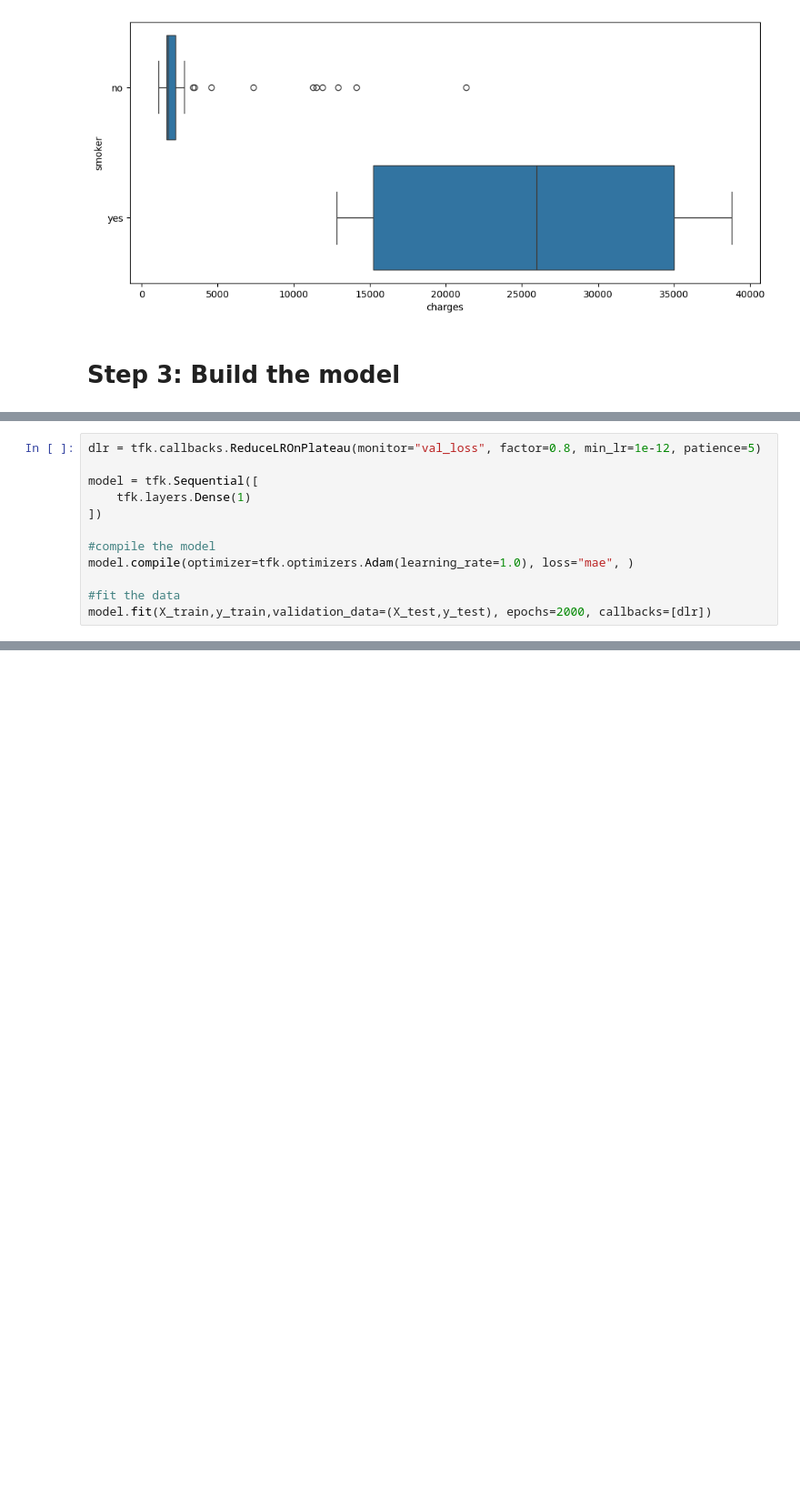
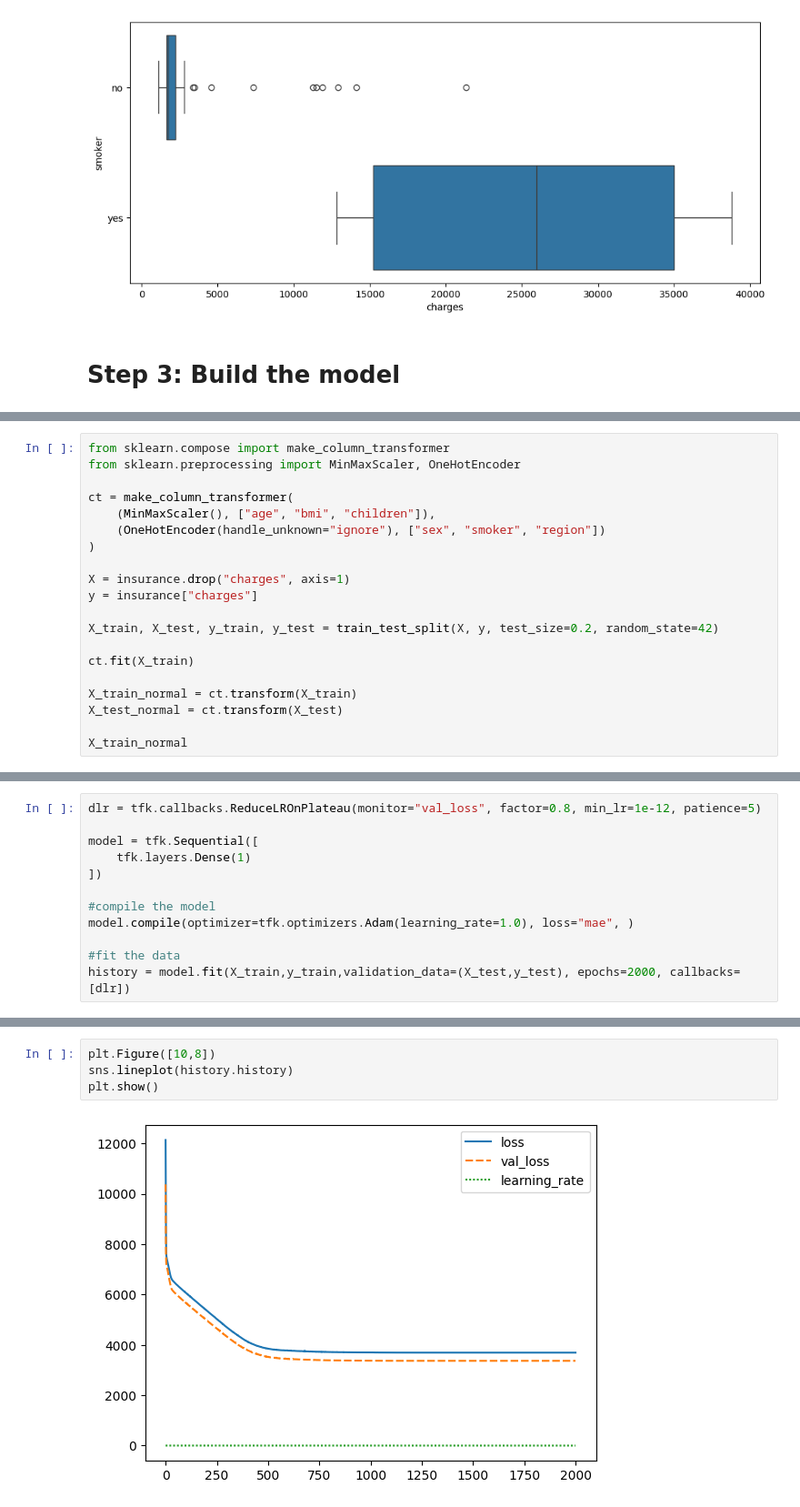
Before and after one commit to IronDog421/TensorFlowForEngineers, a Jupyter notebook: 1.- Medical Cost Regression.ipynb, the cells around one changed output, grey strips where cells are left out. Shown: that part at 91% size. Cells and saved outputs as stored; diff of their text form; blank space fills up the shorter version.

```diff
--- a/1.- Medical Cost Regression.ipynb
+++ b/1.- Medical Cost Regression.ipynb
@@ -195,0 +195,20 @@ X_train, X_test, y_train, y_test = train_test_split(X,y,test_size=0.2)
+# %%
+from sklearn.compose import make_column_transformer
+from sklearn.preprocessing import MinMaxScaler, OneHotEncoder
+
+ct = make_column_transformer(
+	(MinMaxScaler(), ["age", "bmi", "children"]),
+	(OneHotEncoder(handle_unknown="ignore"), ["sex", "smoker", "region"])
+)
+
+X = insurance.drop("charges", axis=1)
+y = insurance["charges"]
+
+X_train, X_test, y_train, y_test = train_test_split(X, y, test_size=0.2, random_state=42)
+
+ct.fit(X_train)
+
+X_train_normal = ct.transform(X_train)
+X_test_normal = ct.transform(X_test)
+
+X_train_normal
@@ -204,6 +237,6 @@ model = tfk.Sequential([
 model.compile(optimizer=tfk.optimizers.Adam(learning_rate=1.0), loss="mae", )
 
 #fit the data
-model.fit(X_train,y_train,validation_data=(X_test,y_test), epochs=2000, callbacks=[dlr])
+history = model.fit(X_train,y_train,validation_data=(X_test,y_test), epochs=2000, callbacks=[dlr])
 # %% [output]
 Epoch 1/2000
@@ -236,0 +269,6 @@ R² del modelo TensorFlow: 68.33659043036981
+# %%
+plt.Figure([10,8])
+sns.lineplot(history.history)
+plt.show()
+# %% [output]
+[figure, added]
```
Also changed, not shown: parts of 5 cells of this notebook, 1 other file.
